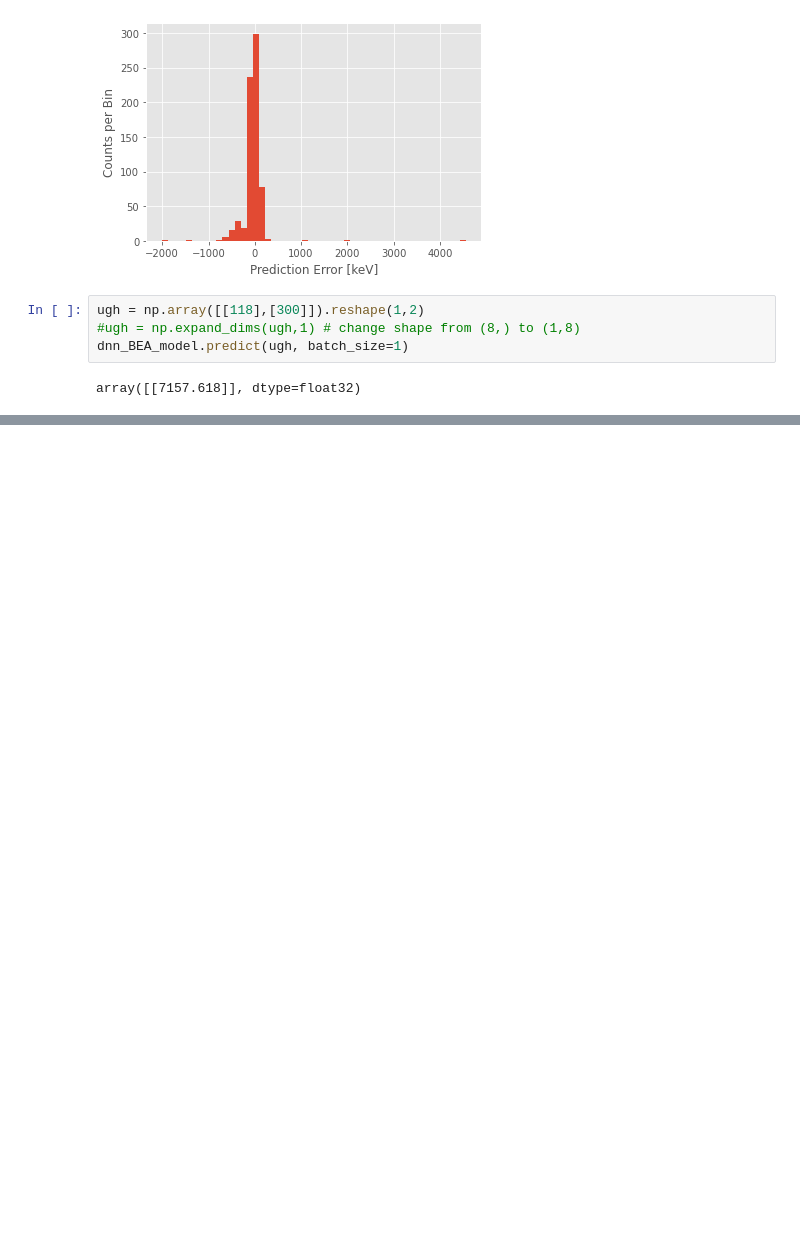
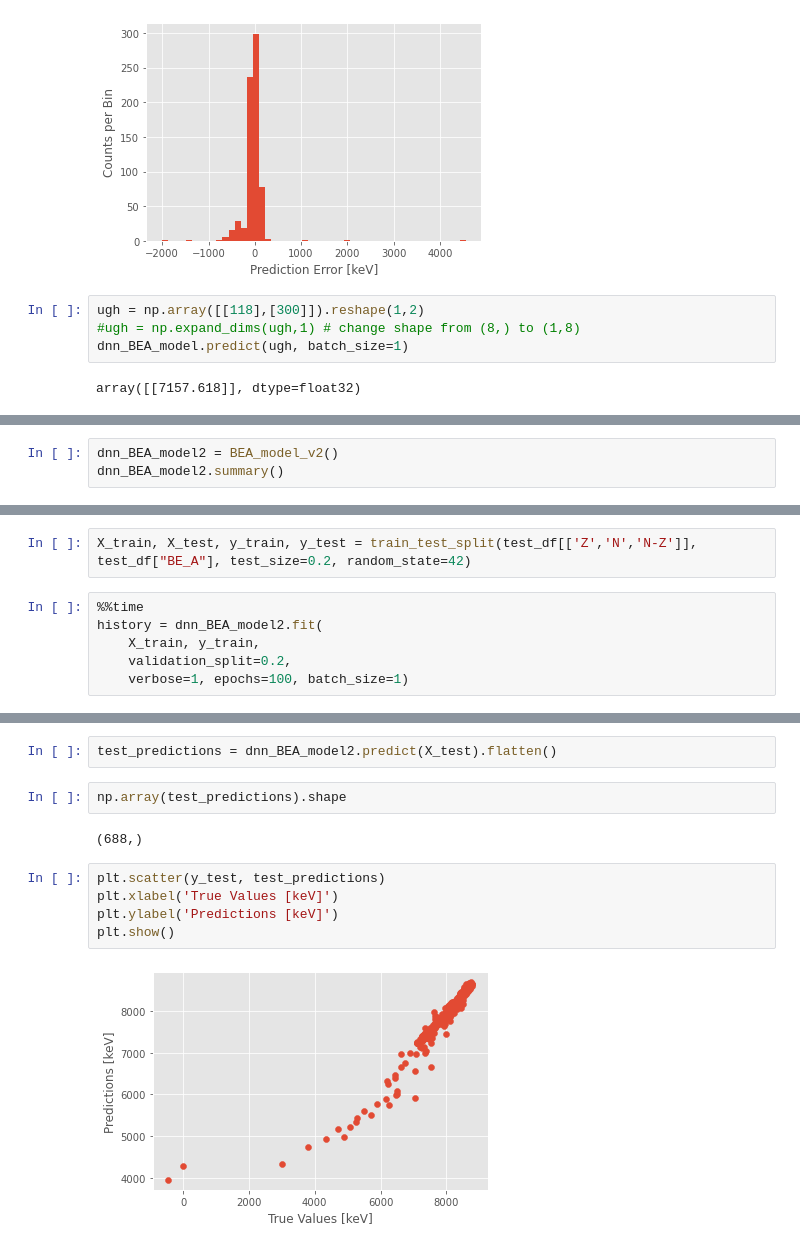
Before and after one commit to jtkwar/nuclear_musings, a Jupyter notebook: NuclearMassPredictor_v1.ipynb, the cells around one changed output, grey strips where cells are left out. Drawn from its saved outputs; the diff is of its cells as text; blank space fills up the shorter version.

Commit message:
model v2 build

```diff
--- a/NuclearMassPredictor_v1.ipynb
+++ b/NuclearMassPredictor_v1.ipynb
@@ -484,0 +508,3 @@ ugh.shape
+# %%
+dnn_BEA_model2 = BEA_model_v2()
+dnn_BEA_model2.summary()
@@ -484,0 +528,8 @@ ugh.shape
+# %%
+X_train, X_test, y_train, y_test = train_test_split(test_df[['Z','N','N-Z']], test_df["BE_A"], test_size=0.2, random_state=42)
+# %%
+%%time
+history = dnn_BEA_model2.fit(
+    X_train, y_train,
+    validation_split=0.2,
+    verbose=1, epochs=100, batch_size=1)
@@ -484,0 +558,13 @@ ugh.shape
+# %%
+test_predictions = dnn_BEA_model2.predict(X_test).flatten()
+# %%
+np.array(test_predictions).shape
+# %% [output]
+(688,)
+# %%
+plt.scatter(y_test, test_predictions)
+plt.xlabel('True Values [keV]')
+plt.ylabel('Predictions [keV]')
+plt.show()
+# %% [output]
+[figure, added]
```
Also changed, not shown: parts of 9 cells of this notebook.
